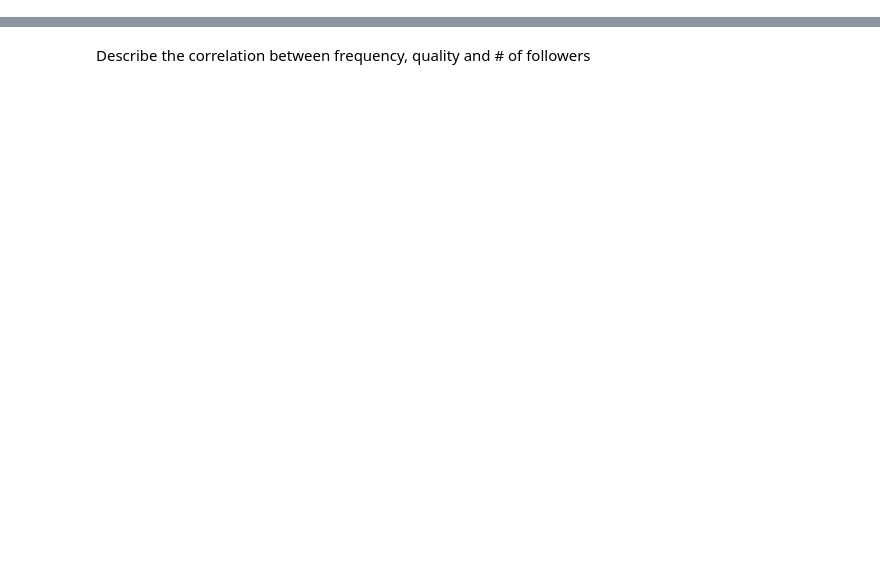
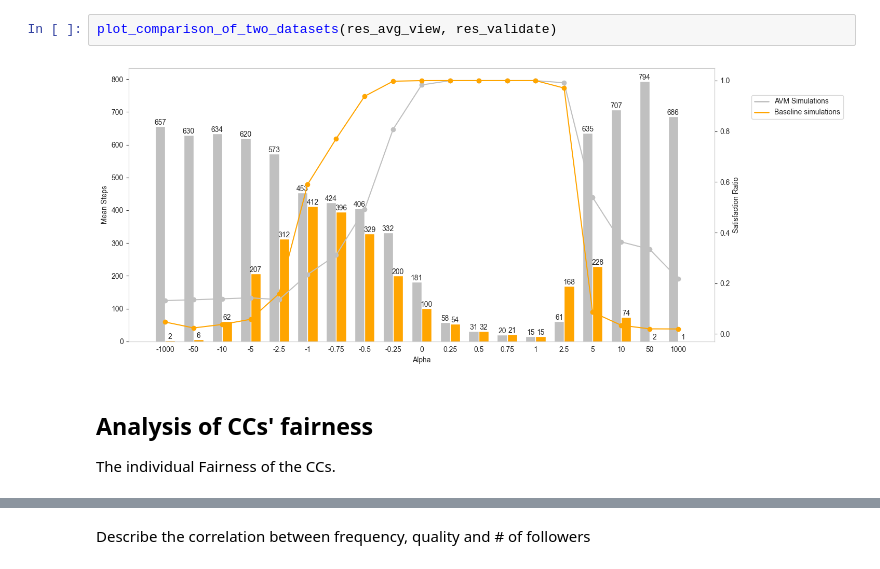
Before and after one commit to gee-siqi/Fairness-for-SMI, a Jupyter notebook: script/data_analysis.ipynb, the cells around one changed output, grey strips where cells are left out. Drawn from its saved outputs; the diff is of its cells as text; blank space fills up the shorter version.

```diff
--- a/script/data_analysis.ipynb
+++ b/script/data_analysis.ipynb
@@ -209,0 +299,7 @@ for i in [alpha_anti, alpha_UR, alpha_PA]:
+# %%
+plot_comparison_of_two_datasets(res_avg_view, res_validate)
+# %% [output]
+[figure, added]
+# %% [markdown]
+## Analysis of CCs' fairness
+The individual Fairness of the CCs.
```
Also changed, not shown: parts of 47 cells of this notebook, 28 other files.
